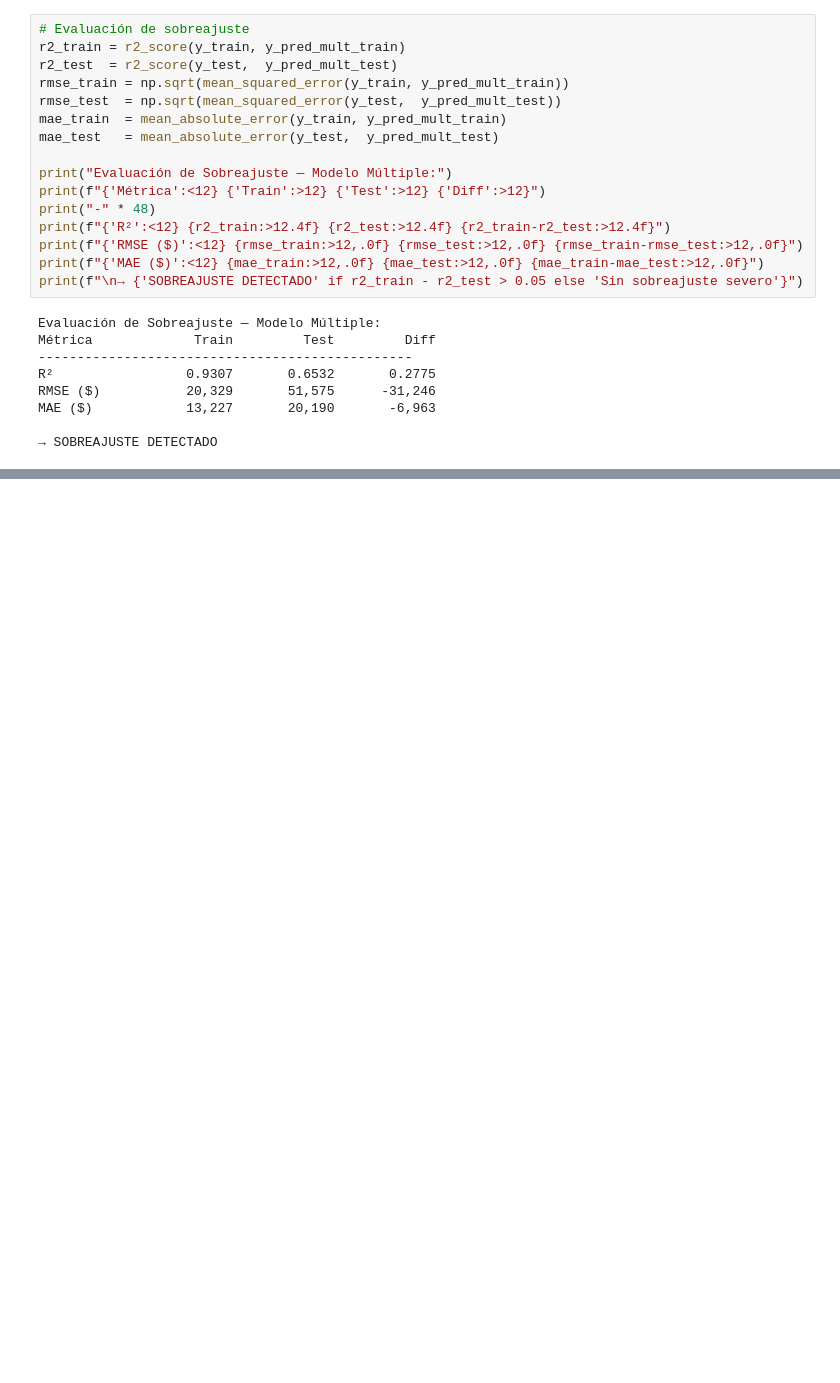
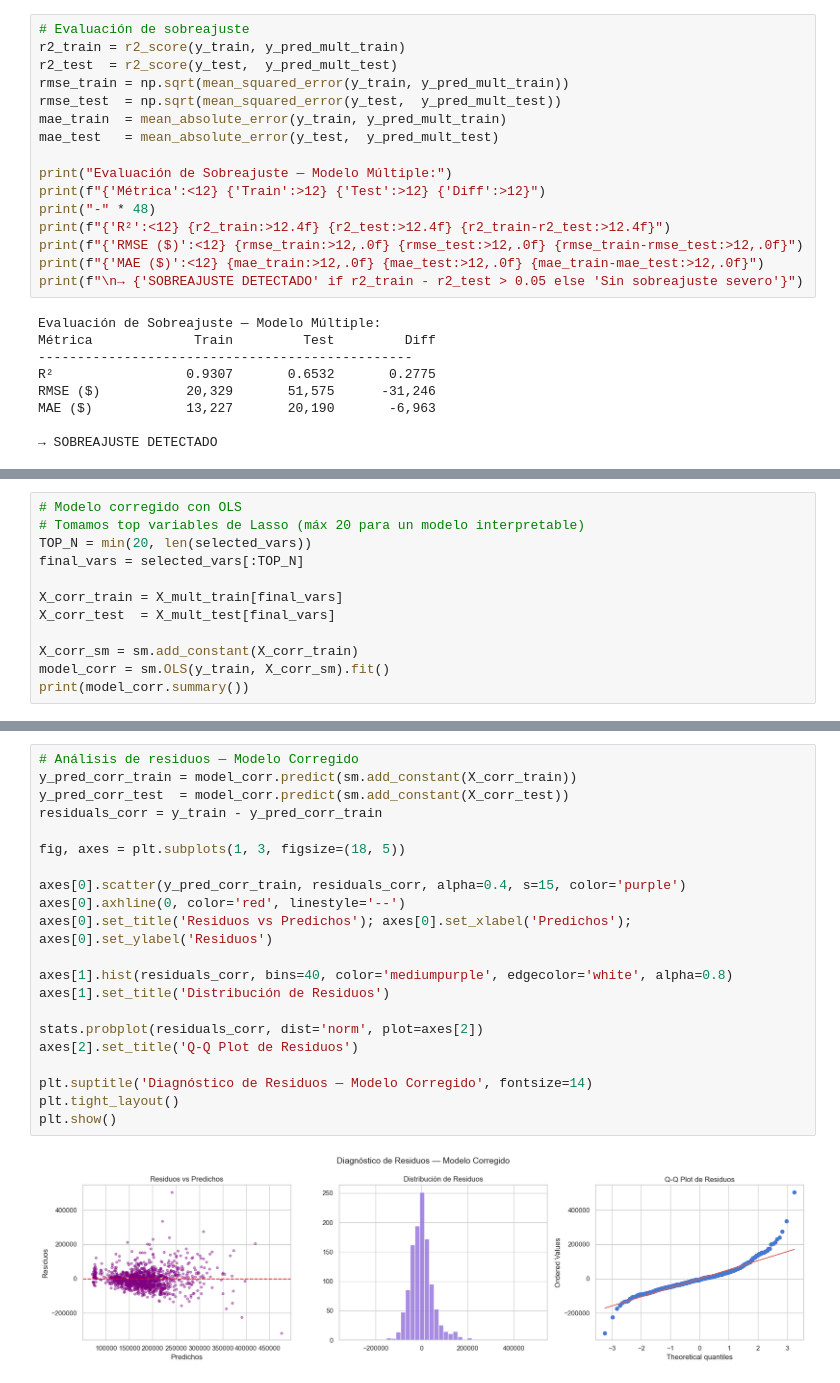
Before and after one commit to DijanU/lab3MRL, a Jupyter notebook: avances.ipynb, the cells around one changed output, grey strips where cells are left out. Saved outputs shown, nothing was run; the diff lists cells and outputs as text; blank space fills up the shorter version.

Commit message:
Modelo corregido

```diff
--- a/avances.ipynb
+++ b/avances.ipynb
@@ -1029,0 +1065,12 @@ MAE ($)            13,227       20,190       -6,963
+# %%
+# Modelo corregido con OLS
+# Tomamos top variables de Lasso (máx 20 para un modelo interpretable)
+TOP_N = min(20, len(selected_vars))
+final_vars = selected_vars[:TOP_N]
+
+X_corr_train = X_mult_train[final_vars]
+X_corr_test  = X_mult_test[final_vars]
+
+X_corr_sm = sm.add_constant(X_corr_train)
+model_corr = sm.OLS(y_train, X_corr_sm).fit()
+print(model_corr.summary())
@@ -1029,0 +1115,23 @@ MAE ($)            13,227       20,190       -6,963
+# %%
+# Análisis de residuos — Modelo Corregido
+y_pred_corr_train = model_corr.predict(sm.add_constant(X_corr_train))
+y_pred_corr_test  = model_corr.predict(sm.add_constant(X_corr_test))
+residuals_corr = y_train - y_pred_corr_train
+
+fig, axes = plt.subplots(1, 3, figsize=(18, 5))
+
+axes[0].scatter(y_pred_corr_train, residuals_corr, alpha=0.4, s=15, color='purple')
+axes[0].axhline(0, color='red', linestyle='--')
+axes[0].set_title('Residuos vs Predichos'); axes[0].set_xlabel('Predichos'); axes[0].set_ylabel('Residuos')
+
+axes[1].hist(residuals_corr, bins=40, color='mediumpurple', edgecolor='white', alpha=0.8)
+axes[1].set_title('Distribución de Residuos')
+
+stats.probplot(residuals_corr, dist='norm', plot=axes[2])
+axes[2].set_title('Q-Q Plot de Residuos')
+
+plt.suptitle('Diagnóstico de Residuos — Modelo Corregido', fontsize=14)
+plt.tight_layout()
+plt.show()
+# %% [output]
+[figure, added]
```
Also changed, not shown: parts of 6 cells of this notebook.
